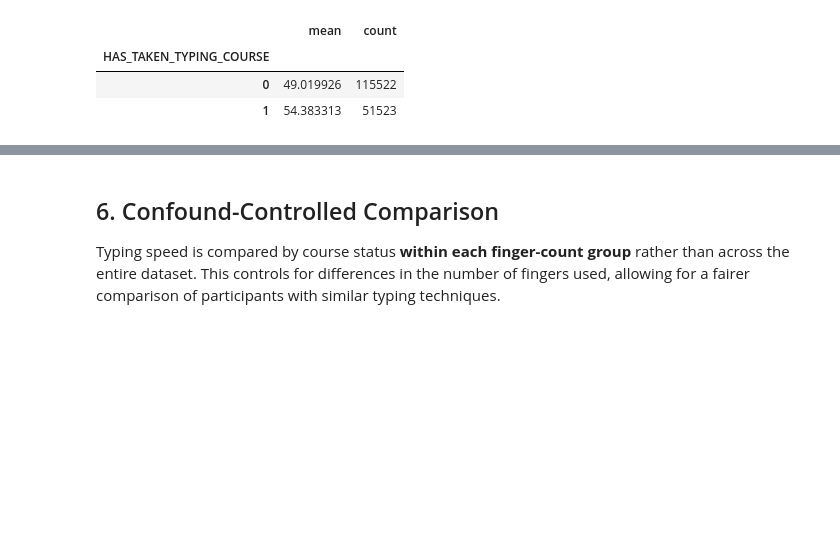
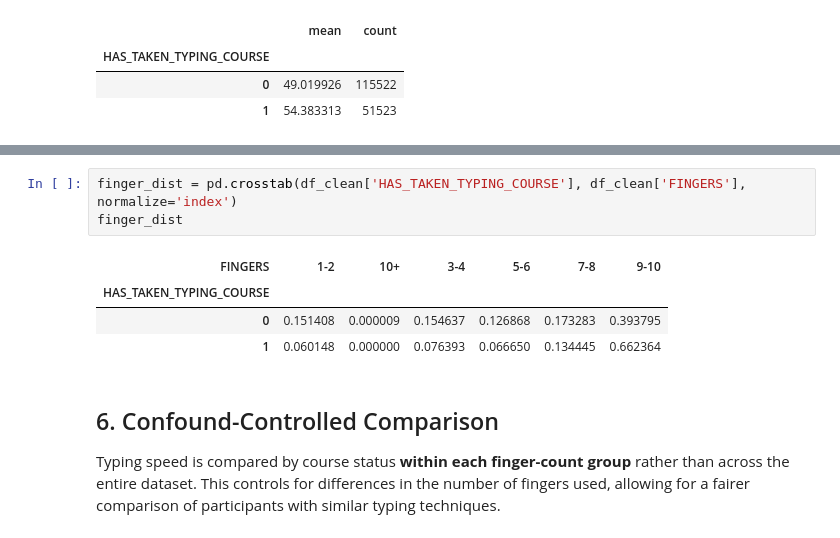
Before and after one commit to dakshita01/data-science-portfolio, a Jupyter notebook: 04-typing-speeds/notebook/typing_speeds.ipynb, the cells around one changed output, grey strips where cells are left out. Drawn from its saved outputs; the diff is of its cells as text; blank space fills up the shorter version.

```diff
--- a/04-typing-speeds/notebook/typing_speeds.ipynb
+++ b/04-typing-speeds/notebook/typing_speeds.ipynb
@@ -106,3 +112,11 @@ naive_comparison
+# %%
+finger_dist = pd.crosstab(df_clean['HAS_TAKEN_TYPING_COURSE'], df_clean['FINGERS'], normalize='index')
+finger_dist
+# %% [output]
+| FINGERS | 1-2 | 10+ | 3-4 | 5-6 | 7-8 | 9-10 |
+| HAS_TAKEN_TYPING_COURSE |  |  |  |  |  |  |
+| 0 | 0.151408 | 0.000009 | 0.154637 | 0.126868 | 0.173283 | 0.393795 |
+| 1 | 0.060148 | 0.000000 | 0.076393 | 0.066650 | 0.134445 | 0.662364 |
 # %% [markdown]
 ## 6. Confound-Controlled Comparison
 
```
Also changed, not shown: parts of 2 cells of this notebook.
